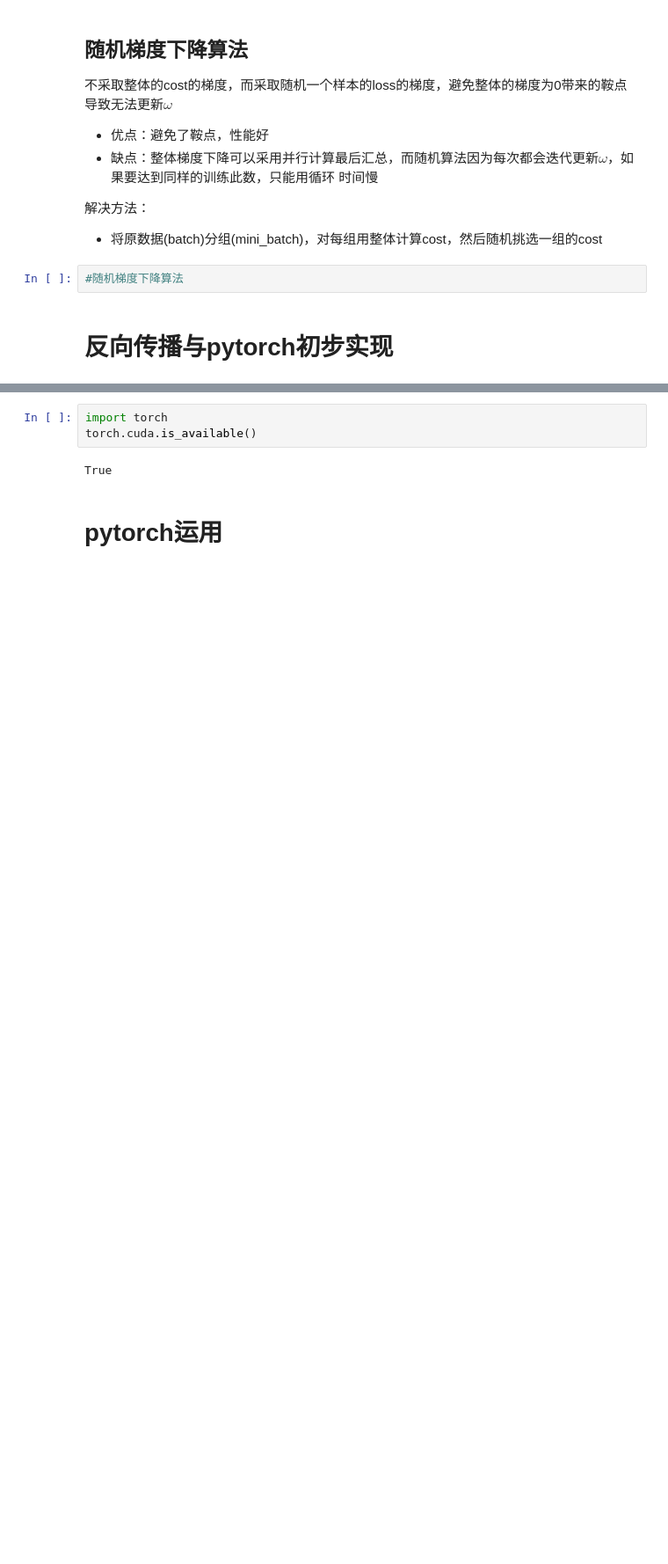
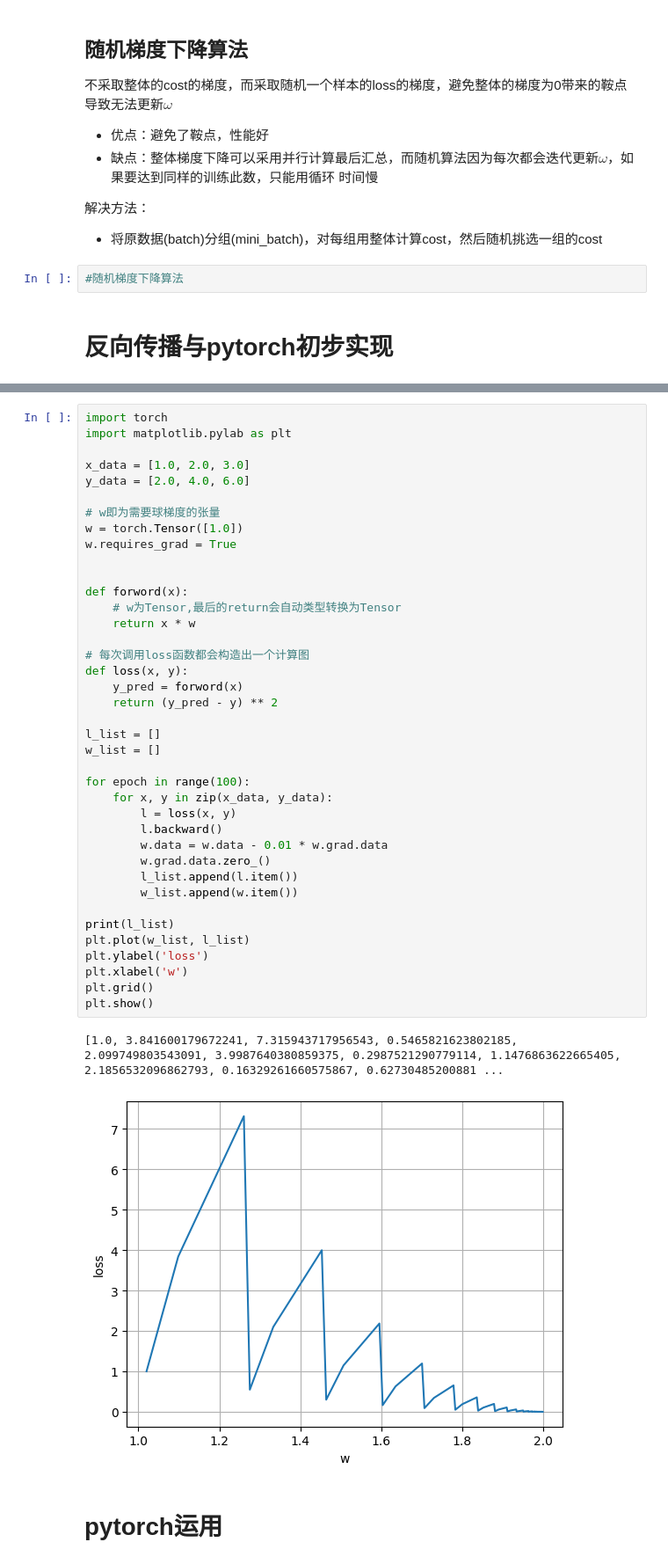
Before and after one commit to SiyueQ/-, a Jupyter notebook: Pytorch深度学习入门.ipynb, the cells around one changed output, grey strips where cells are left out. Shown at 88% size. Saved outputs shown, nothing was run; the diff lists cells and outputs as text; blank space fills up the shorter version.

```diff
--- a/Pytorch深度学习入门.ipynb
+++ b/Pytorch深度学习入门.ipynb
@@ -137,8 +137,45 @@ Pytorch中以张量$Tensor(data,grad)$为基本类型(grad也为张量类型)，
 还是以$y=\omega x+b$为例
 # %%
 import torch
-torch.cuda.is_available()
+import matplotlib.pylab as plt
+
+x_data = [1.0, 2.0, 3.0]
+y_data = [2.0, 4.0, 6.0]
+
+# w即为需要球梯度的张量
+w = torch.Tensor([1.0])
+w.requires_grad = True
+
+
+def forword(x):
+    # w为Tensor,最后的return会自动类型转换为Tensor
+    return x * w
+
+# 每次调用loss函数都会构造出一个计算图
+def loss(x, y):
+    y_pred = forword(x)
+    return (y_pred - y) ** 2
+
+l_list = []
+w_list = []
+
+for epoch in range(100):
+    for x, y in zip(x_data, y_data):
+        l = loss(x, y)
+        l.backward()
+        w.data = w.data - 0.01 * w.grad.data
+        w.grad.data.zero_()
+        l_list.append(l.item())
+        w_list.append(w.item())
+
+print(l_list)
+plt.plot(w_list, l_list)
+plt.ylabel('loss')
+plt.xlabel('w')
+plt.grid()
+plt.show()
 # %% [output]
-True
+[1.0, 3.841600179672241, 7.315943717956543, 0.5465821623802185, 2.099749803543091, 3.9987640380859375, 0.2987521290779114, 1.1476863622665405, 2.1856532096862793, 0.16329261660575867, 0.62730485200881 ...
+[figure, added]
 # %% [markdown]
 # pytorch运用
```
Also changed, not shown: parts of 1 cell of this notebook.
